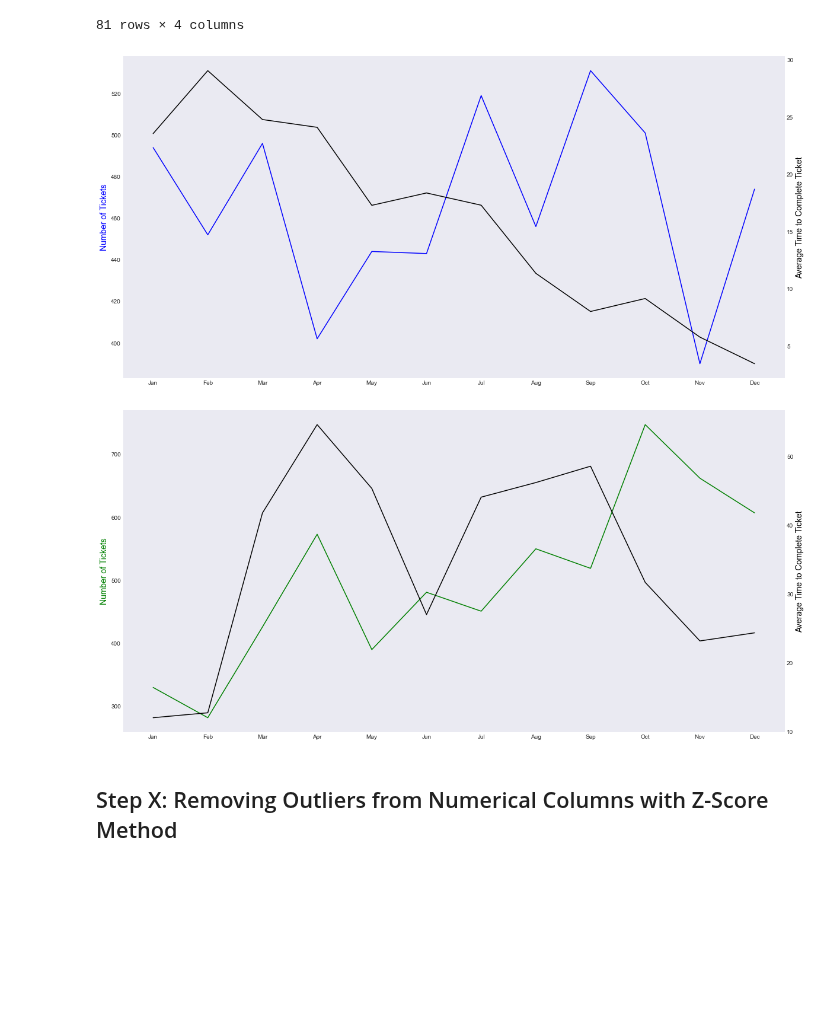
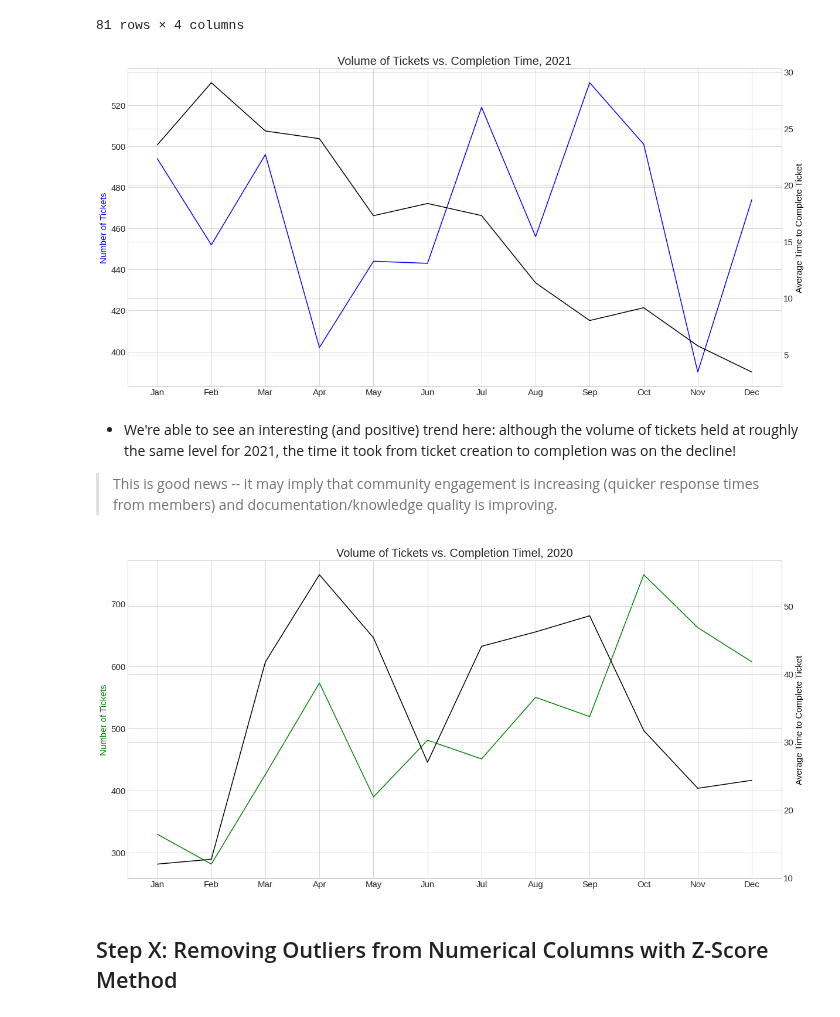
Before and after one commit to AmirZahre/Github_Org_Repo_Analysis, a Jupyter notebook: astronomer_V1.ipynb, the cells around one changed output. Cells and saved outputs as stored; diff of their text form; code cells hidden in the pictures; blank space fills up the shorter version.

```diff
--- a/astronomer_V1.ipynb
+++ b/astronomer_V1.ipynb
@@ -375,6 +357,9 @@ ax.set_xticks(np.arange(1, 13, 1.0))
 # legend
 ax.legend(loc="upper left")
 
-plt.style.use('seaborn-dark')
+plt.title('Volume of Issues Submitted from 2015 to Present', fontsize=20)
+plt.xticks(fontsize=15)
+plt.yticks(fontsize=15)
+plt.style.use('seaborn-whitegrid')
 plt.show()
 # %% [output]
@@ -549,6 +541,9 @@ ax.set_xticks(np.arange(1, 13, 1.0))
 # legend
 ax.legend(loc="upper left")
 
-plt.style.use('seaborn-dark')
+plt.title('Number of Unique Accounts Submitting Issues from 2015 to Present', fontsize=20)
+plt.xticks(fontsize=15)
+plt.yticks(fontsize=15)
+plt.style.use('seaborn-whitegrid')
 plt.show()
 # %% [output]
@@ -694,45 +694,52 @@ monthly_ticket_time
 # %%
 fig, ax = plt.subplots(nrows=1, ncols=1, figsize=(20,10))
 
 
 sub = monthly_ticket_time[monthly_ticket_time['year'] == 2021]
 ax.plot(sub['month'], sub['number_of_tickets'], label=2021, c = 'blue')
-ax.set_ylabel("Number of Tickets",color="blue",fontsize=14)
+ax.set_ylabel("Number of Tickets",color="blue",fontsize=15)
 
 ax2=ax.twinx()
 sub2 = monthly_ticket_time[monthly_ticket_time['year'] == 2021]
 ax2.plot(sub2['month'], sub2['average_time_total'], label=2021, c = 'black')
-ax2.set_ylabel("Average Time to Complete Ticket",color="black",fontsize=14)
+ax2.set_ylabel("Average Time to Complete Ticket",color="black",fontsize=15)
 
 # x-axis ticks
 plt.gca().xaxis.set_major_formatter(mtick.FuncFormatter(lambda x,p:getMonthName(x)))
 ax.set_xticks(np.arange(1, 13, 1.0))
 
-plt.style.use('seaborn-dark')
+plt.title('Volume of Tickets vs. Completion Time, 2021', fontsize=20)
+plt.rcParams['font.size'] = '15'
+plt.style.use('seaborn-whitegrid')
 plt.show()
 # %% [output]
-[figure, old version]
+[figure, new version]
+# %% [markdown]
+* We're able to see an interesting (and positive) trend here: although the volume of tickets held at roughly the same level for 2021, the time it took from ticket creation to completion was on the decline!
+> This is good news -- it may imply that community engagement is increasing (quicker response times from members) and documentation/knowledge quality is improving.
 # %%
 fig, ax = plt.subplots(nrows=1, ncols=1, figsize=(20,10))
 
 
 sub = monthly_ticket_time[monthly_ticket_time['year'] == 2020]
 ax.plot(sub['month'], sub['number_of_tickets'], label=2020, c = 'green')
-ax.set_ylabel("Number of Tickets",color="green",fontsize=14)
+ax.set_ylabel("Number of Tickets",color="green",fontsize=15)
 
 ax2=ax.twinx()
 sub2 = monthly_ticket_time[monthly_ticket_time['year'] == 2020]
 ax2.plot(sub2['month'], sub2['average_time_total'], label=2020, c = 'black')
-ax2.set_ylabel("Average Time to Complete Ticket",color="black",fontsize=14)
+ax2.set_ylabel("Average Time to Complete Ticket",color="black",fontsize=15)
 
 # x-axis ticks
 plt.gca().xaxis.set_major_formatter(mtick.FuncFormatter(lambda x,p:getMonthName(x)))
 ax.set_xticks(np.arange(1, 13, 1.0))
 
-plt.style.use('seaborn-dark')
+plt.title('Volume of Tickets vs. Completion Timel, 2020', fontsize=20)
+plt.rcParams['font.size'] = '15'
+plt.style.use('seaborn-whitegrid')
 plt.show()
 # %% [output]
-[figure, old version]
+[figure, new version]
 # %% [markdown]
 ## Step X: Removing Outliers from Numerical Columns with Z-Score Method
 # %%
```
Also changed, not shown: parts of 19 cells of this notebook.
